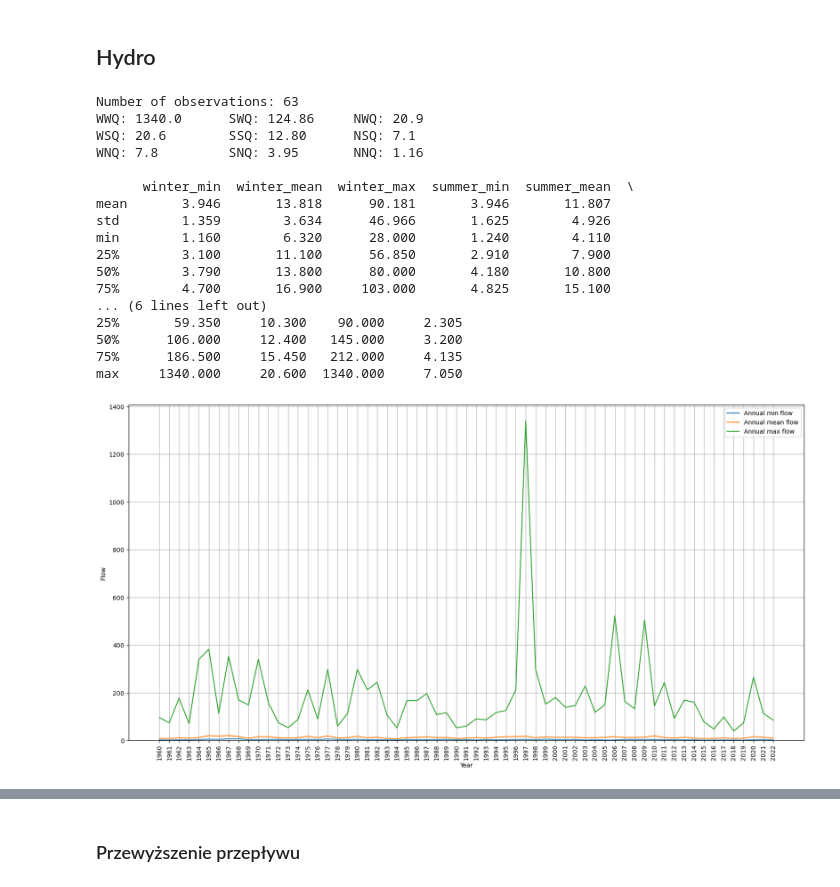
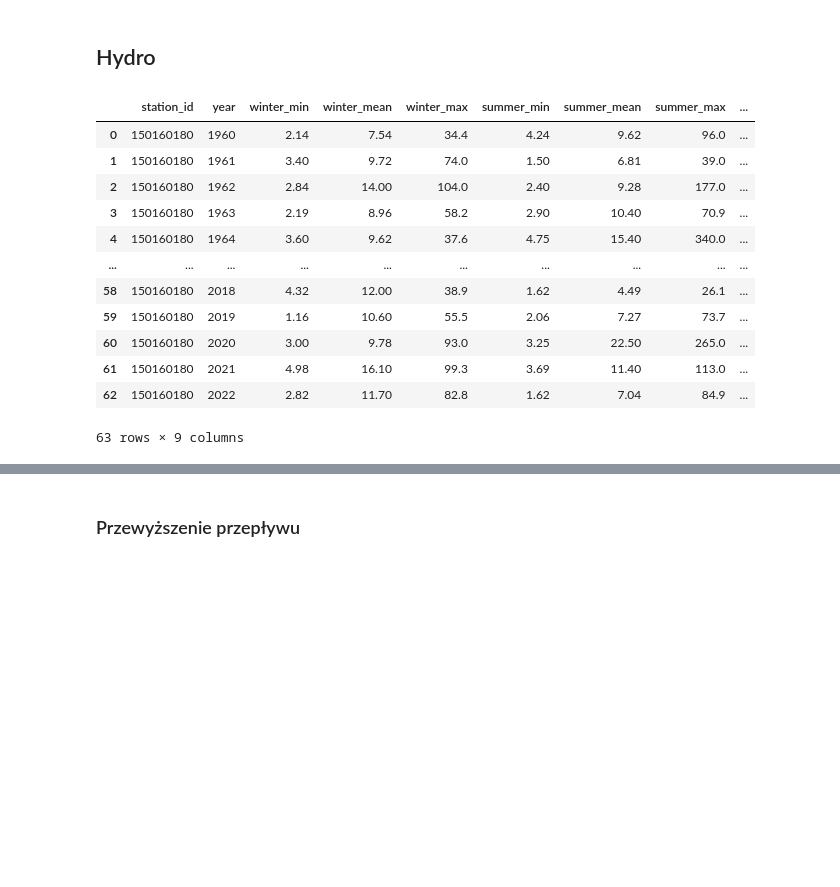
Before and after one commit to Daldek/IMGWTools, a Jupyter notebook: Notebooks/Stats.ipynb, the cells around one changed output, grey strips where cells are left out. Drawn from its saved outputs; the diff is of its cells as text; code cells hidden in the pictures; blank space fills up the shorter version.

```diff
--- a/Notebooks/Stats.ipynb
+++ b/Notebooks/Stats.ipynb
@@ -9,39 +9,21 @@ from hydro_stats import *
 <h1>Statystyki</h1>
 # %% [markdown]
 <h2>Hydro</h2>
-# %%
-station = StationData(station_id=150160180)
-station.analyse_period(start_year=1960, end_year=2023, param="Q")
-df = station.basic_stats(param="Q")
-
-# plot data
-plt.figure(figsize=(20, 10))
-sns.lineplot(data=df, x="year", y="year_min", label="Annual min flow")
-sns.lineplot(data=df, x="year", y="year_mean", label="Annual mean flow")
-sns.lineplot(data=df, x="year", y="year_max", label="Annual max flow")
-plt.xlabel("Year")
-plt.ylabel("Flow")
-plt.xticks(rotation=90, horizontalalignment="center")
-plt.ylim(0)
-plt.grid(True)
-plt.legend()
-plt.show()
-# %% [output]
-Number of observations: 63
-WWQ: 1340.0      SWQ: 124.86     NWQ: 20.9
-WSQ: 20.6        SSQ: 12.80      NSQ: 7.1
-WNQ: 7.8         SNQ: 3.95       NNQ: 1.16
-
-      winter_min  winter_mean  winter_max  summer_min  summer_mean  \
-mean       3.946       13.818      90.181       3.946       11.807
-std        1.359        3.634      46.966       1.625        4.926
-min        1.160        6.320      28.000       1.240        4.110
-25%        3.100       11.100      56.850       2.910        7.900
-50%        3.790       13.800      80.000       4.180       10.800
-75%        4.700       16.900     103.000       4.825       15.100
-... (6 lines left out)
-25%       59.350     10.300    90.000     2.305
-50%      106.000     12.400   145.000     3.200
-75%      186.500     15.450   212.000     4.135
-max     1340.000     20.600  1340.000     7.050
-[figure, removed]
+# %%
+parameter = "Q"
+station = StationData(station_id=150160180, parameter=parameter)
+station.station_data_to_df(start_year=1960)
+# %% [output]
+|  | station_id | year | winter_min | winter_mean | winter_max | summer_min | summer_mean | summer_max | ... |
+| 0 | 150160180 | 1960 | 2.14 | 7.54 | 34.4 | 4.24 | 9.62 | 96.0 | ... |
+| 1 | 150160180 | 1961 | 3.40 | 9.72 | 74.0 | 1.50 | 6.81 | 39.0 | ... |
+| 2 | 150160180 | 1962 | 2.84 | 14.00 | 104.0 | 2.40 | 9.28 | 177.0 | ... |
+| 3 | 150160180 | 1963 | 2.19 | 8.96 | 58.2 | 2.90 | 10.40 | 70.9 | ... |
+| 4 | 150160180 | 1964 | 3.60 | 9.62 | 37.6 | 4.75 | 15.40 | 340.0 | ... |
+| ... | ... | ... | ... | ... | ... | ... | ... | ... | ... |
+| 58 | 150160180 | 2018 | 4.32 | 12.00 | 38.9 | 1.62 | 4.49 | 26.1 | ... |
+| 59 | 150160180 | 2019 | 1.16 | 10.60 | 55.5 | 2.06 | 7.27 | 73.7 | ... |
+| 60 | 150160180 | 2020 | 3.00 | 9.78 | 93.0 | 3.25 | 22.50 | 265.0 | ... |
+| 61 | 150160180 | 2021 | 4.98 | 16.10 | 99.3 | 3.69 | 11.40 | 113.0 | ... |
+| 62 | 150160180 | 2022 | 2.82 | 11.70 | 82.8 | 1.62 | 7.04 | 84.9 | ... |
+63 rows × 9 columns
```
Also changed, not shown: parts of 7 cells of this notebook, 1 other file.
